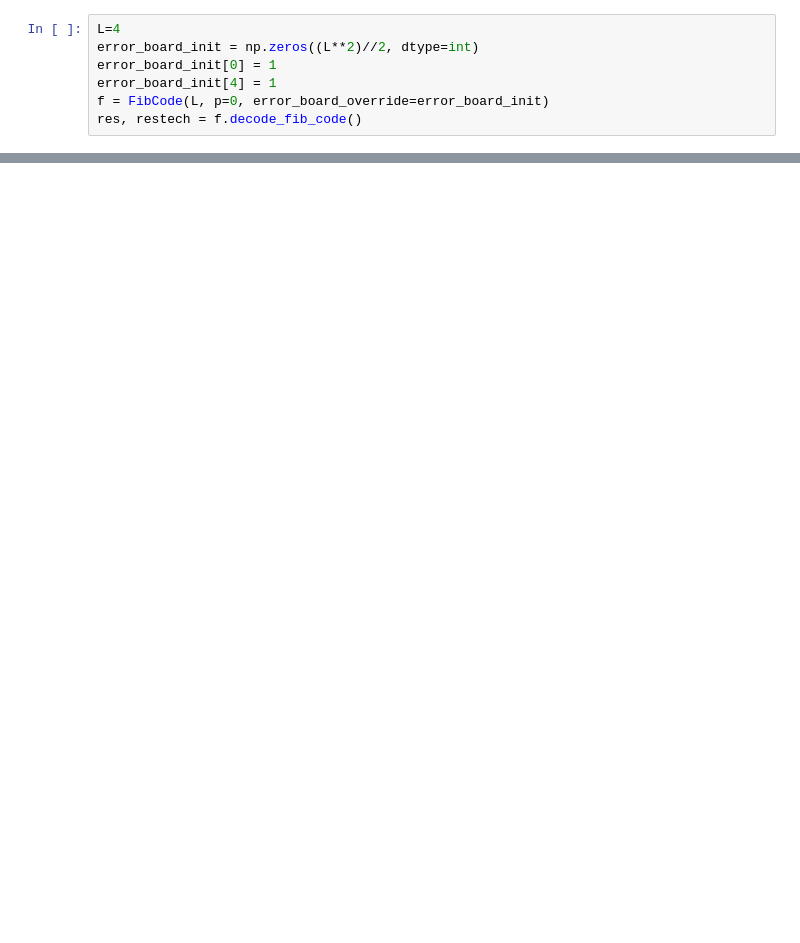
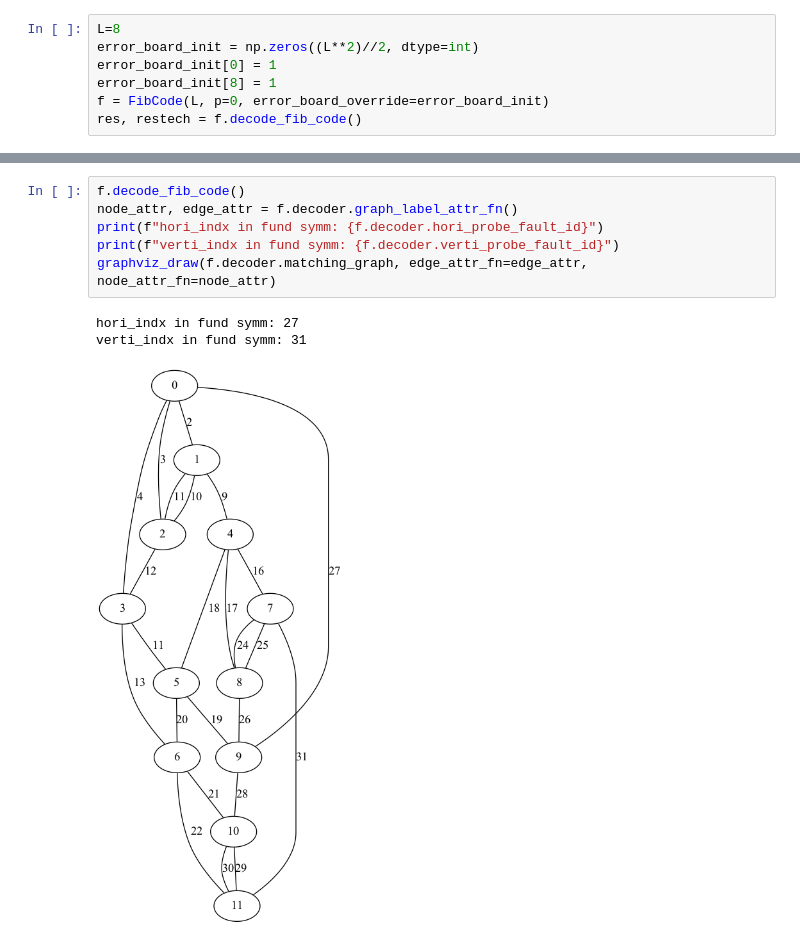
Before and after one commit to grace-harper-ibm/fib-code, a Jupyter notebook: test4.ipynb, the cells around one changed output, grey strips where cells are left out. Saved outputs shown, nothing was run; the diff lists cells and outputs as text; blank space fills up the shorter version.

```diff
--- a/test4.ipynb
+++ b/test4.ipynb
@@ -15,9 +16,9 @@ def mprintboard(matrix, L= 4):
 def syn_meas(check_matrix, board):
     return np.matmul(check_matrix, board)%2
 # %%
-L=4
+L=8
 error_board_init = np.zeros((L**2)//2, dtype=int)
 error_board_init[0] = 1
-error_board_init[4] = 1
+error_board_init[8] = 1
 f = FibCode(L, p=0, error_board_override=error_board_init)
 res, restech = f.decode_fib_code()
@@ -23,0 +43,10 @@ res, restech = f.decode_fib_code()
+# %%
+f.decode_fib_code()
+node_attr, edge_attr = f.decoder.graph_label_attr_fn()
+print(f"hori_indx in fund symm: {f.decoder.hori_probe_fault_id}")
+print(f"verti_indx in fund symm: {f.decoder.verti_probe_fault_id}")
+graphviz_draw(f.decoder.matching_graph, edge_attr_fn=edge_attr, node_attr_fn=node_attr)
+# %% [output]
+hori_indx in fund symm: 27
+verti_indx in fund symm: 31
+[figure, added]
```
Also changed, not shown: parts of 6 cells of this notebook, 2 other files.
